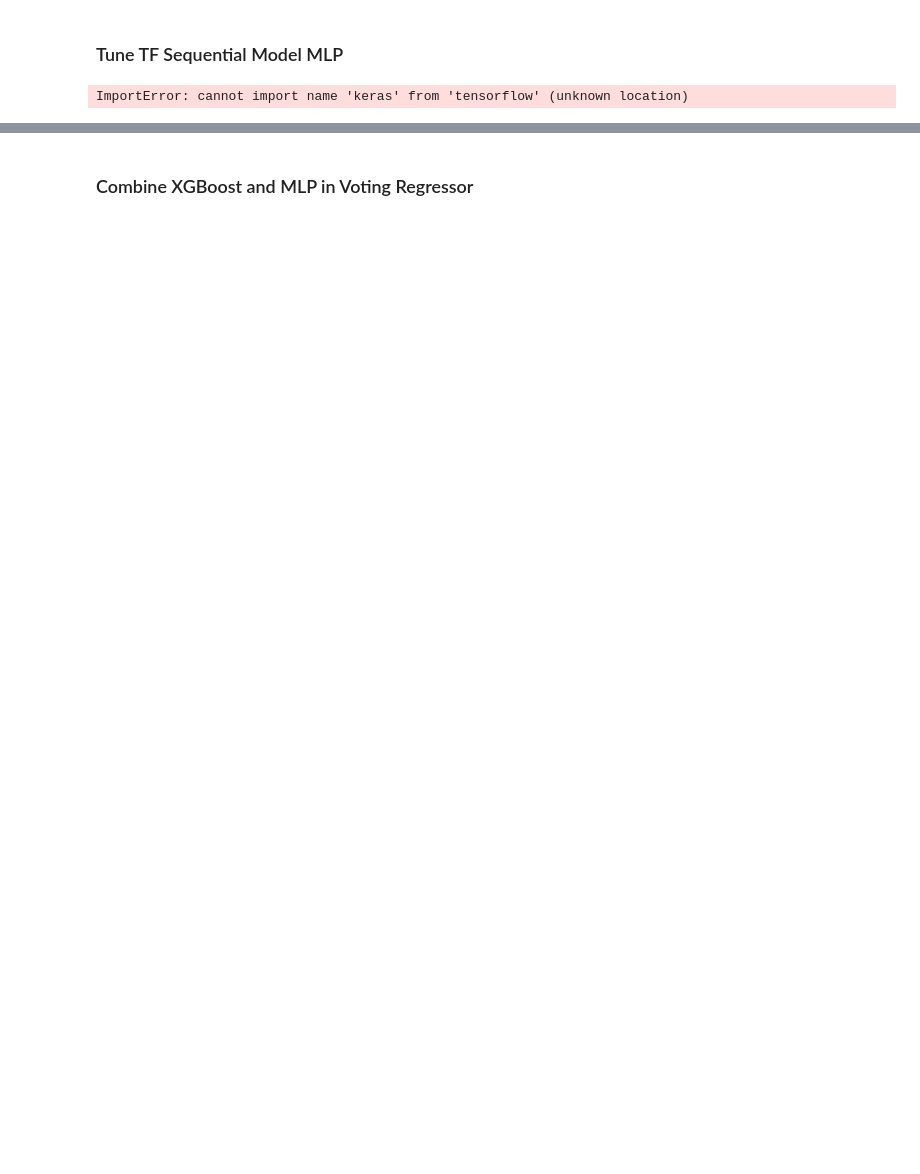
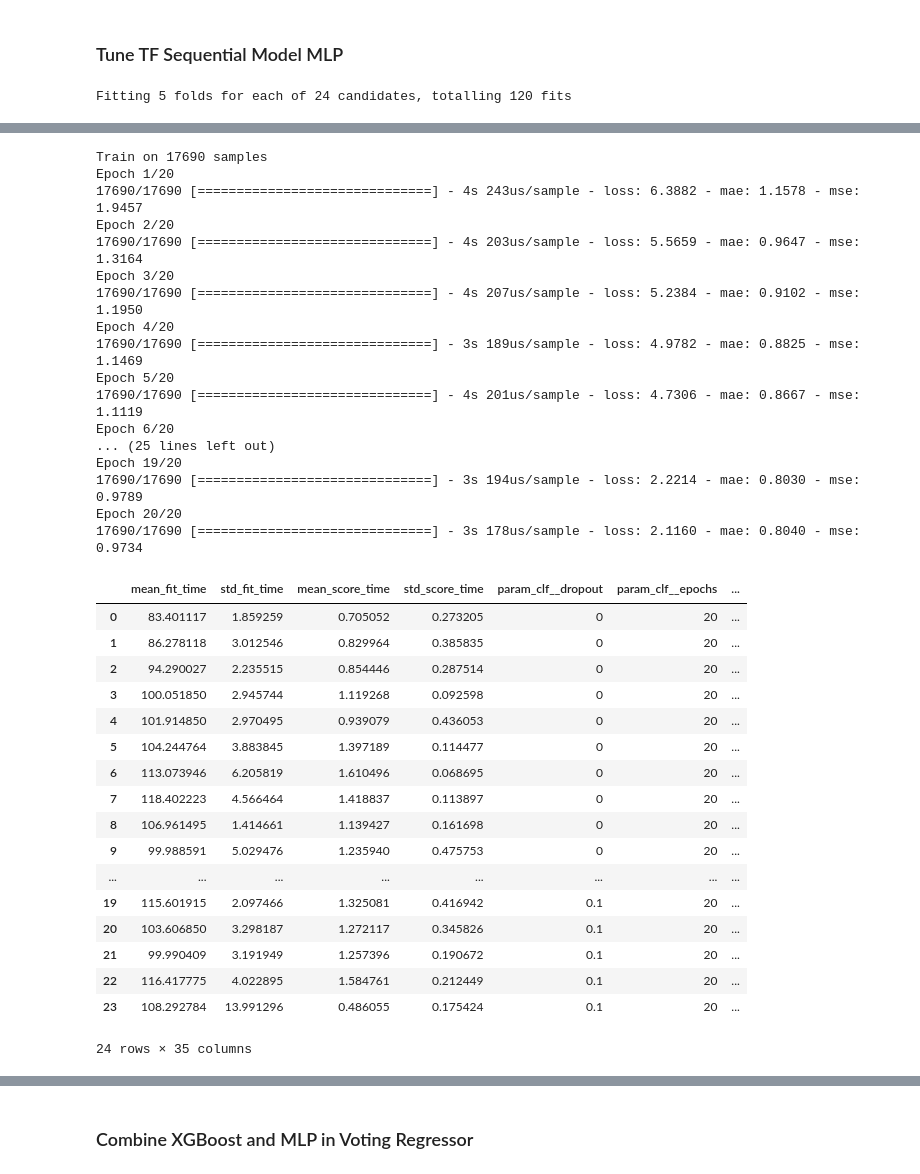
Before and after one commit to skylerroh/kaggle-educational-app-predictions, a Jupyter notebook: FinalModelNotebook.ipynb, the cells around one changed output, grey strips where cells are left out. Saved outputs shown, nothing was run; the diff lists cells and outputs as text; code cells hidden in the pictures; blank space fills up the shorter version.

```diff
--- a/FinalModelNotebook.ipynb
+++ b/FinalModelNotebook.ipynb
@@ -222,6 +296,7 @@ import tensorflow as tf
 
 from tensorflow import keras
 from tensorflow.keras import layers
+from tensorflow.keras.wrappers.scikit_learn import KerasRegressor
 
 def build_model(input_shape=[538], hidden_units=[64], learning_rate=0.003, dropout=0, l1=0, l2=0, epochs=20):
     model = keras.Sequential([
@@ -238,29 +313,26 @@ def build_model(input_shape=[538], hidden_units=[64], learning_rate=0.003, dropo
                 optimizer=optimizer,
                 metrics=['mae', 'mse'])
     return model
-
-params = {
-    'hidden_units': (128,),
-    'dropout': 0.1,
-    'learning_rate': 0.0001,
-    'l1': 0.0001,
-    'l2': 0.0,
-    'epochs': 20
-}
-
-mlp_keras = tf.keras.wrappers.scikit_learn.KerasRegressor(build_model, **params)
-mlp_keras.fit(X_train_transform, y_train, validation_data=(X_test_transform, y_test), verbose=1)
-mlp_y_cont = mlp_keras.predict(X_test_transform)
-# %% [output]
-ImportError: cannot import name 'keras' from 'tensorflow' (unknown location)
 # %%
+params = {
+    'build_fn': build_model,
+    'hidden_units': (128,),
+    'dropout': 0.1,
+    'learning_rate': 0.0001,
+    'l1': 0.0001,
+    'l2': 0.0,
+    'epochs': 20
+}
+
 mlp_pipe = Pipeline(steps=[
     ('preprocess', feature_pipe),
-    ('clf', tf.keras.wrappers.scikit_learn.KerasRegressor(build_model))])
+    ('clf', OrdinalRegressor((lambda build_fn, **params: KerasRegressor(build_fn, **params)), **params))])
 
 mlp_cv = GridSearchCV(mlp_pipe, cv=cv_folds, n_jobs=8,
-                      scoring={'rmse': make_scorer(mean_squared_error, greater_is_better=False)},
-                      param_grid={'clf__hidden_units': [(128,), (128, 128)],
+                      scoring={'kappa': regressor_kappa_score,
+                               'accuracy': regressor_accuracy_score,
+                               'rmse': make_scorer(mean_squared_error, greater_is_better=False)},
+                      param_grid={'clf__hidden_units': [(128,), (128, 128), (128, 64)],
                                   'clf__dropout': [0, 0.1],
                                   'clf__learning_rate': [0.0001, 0.00001],
                                   'clf__l1': [0.0, 0.001],
@@ -271,3 +343,5 @@ mlp_cv = GridSearchCV(mlp_pipe, cv=cv_folds, n_jobs=8,
                       verbose=2)
 mlp_cv.fit(feats, labels.accuracy_group)
 pd.DataFrame(mlp_cv.cv_results_)
+# %% [output]
+Fitting 5 folds for each of 24 candidates, totalling 120 fits
@@ -274,2 +351,37 @@ pd.DataFrame(mlp_cv.cv_results_)
+Train on 17690 samples
+Epoch 1/20
+17690/17690 [==============================] - 4s 243us/sample - loss: 6.3882 - mae: 1.1578 - mse: 1.9457
+Epoch 2/20
+17690/17690 [==============================] - 4s 203us/sample - loss: 5.5659 - mae: 0.9647 - mse: 1.3164
+Epoch 3/20
+17690/17690 [==============================] - 4s 207us/sample - loss: 5.2384 - mae: 0.9102 - mse: 1.1950
+Epoch 4/20
+17690/17690 [==============================] - 3s 189us/sample - loss: 4.9782 - mae: 0.8825 - mse: 1.1469
+Epoch 5/20
+17690/17690 [==============================] - 4s 201us/sample - loss: 4.7306 - mae: 0.8667 - mse: 1.1119
+Epoch 6/20
+... (25 lines left out)
+Epoch 19/20
+17690/17690 [==============================] - 3s 194us/sample - loss: 2.2214 - mae: 0.8030 - mse: 0.9789
+Epoch 20/20
+17690/17690 [==============================] - 3s 178us/sample - loss: 2.1160 - mae: 0.8040 - mse: 0.9734
+|  | mean_fit_time | std_fit_time | mean_score_time | std_score_time | param_clf__dropout | param_clf__epochs | ... |
+| 0 | 83.401117 | 1.859259 | 0.705052 | 0.273205 | 0 | 20 | ... |
+| 1 | 86.278118 | 3.012546 | 0.829964 | 0.385835 | 0 | 20 | ... |
+| 2 | 94.290027 | 2.235515 | 0.854446 | 0.287514 | 0 | 20 | ... |
+| 3 | 100.051850 | 2.945744 | 1.119268 | 0.092598 | 0 | 20 | ... |
+| 4 | 101.914850 | 2.970495 | 0.939079 | 0.436053 | 0 | 20 | ... |
+| 5 | 104.244764 | 3.883845 | 1.397189 | 0.114477 | 0 | 20 | ... |
+| 6 | 113.073946 | 6.205819 | 1.610496 | 0.068695 | 0 | 20 | ... |
+| 7 | 118.402223 | 4.566464 | 1.418837 | 0.113897 | 0 | 20 | ... |
+| 8 | 106.961495 | 1.414661 | 1.139427 | 0.161698 | 0 | 20 | ... |
+| 9 | 99.988591 | 5.029476 | 1.235940 | 0.475753 | 0 | 20 | ... |
+| ... | ... | ... | ... | ... | ... | ... | ... |
+| 19 | 115.601915 | 2.097466 | 1.325081 | 0.416942 | 0.1 | 20 | ... |
+| 20 | 103.606850 | 3.298187 | 1.272117 | 0.345826 | 0.1 | 20 | ... |
+| 21 | 99.990409 | 3.191949 | 1.257396 | 0.190672 | 0.1 | 20 | ... |
+| 22 | 116.417775 | 4.022895 | 1.584761 | 0.212449 | 0.1 | 20 | ... |
+| 23 | 108.292784 | 13.991296 | 0.486055 | 0.175424 | 0.1 | 20 | ... |
+24 rows × 35 columns
 # %%
 pd.DataFrame(mlp_cv.cv_results_).sort_values('mean_test_rmse', ascending=False).head()
```
Also changed, not shown: parts of 20 cells of this notebook, 1 other file.
